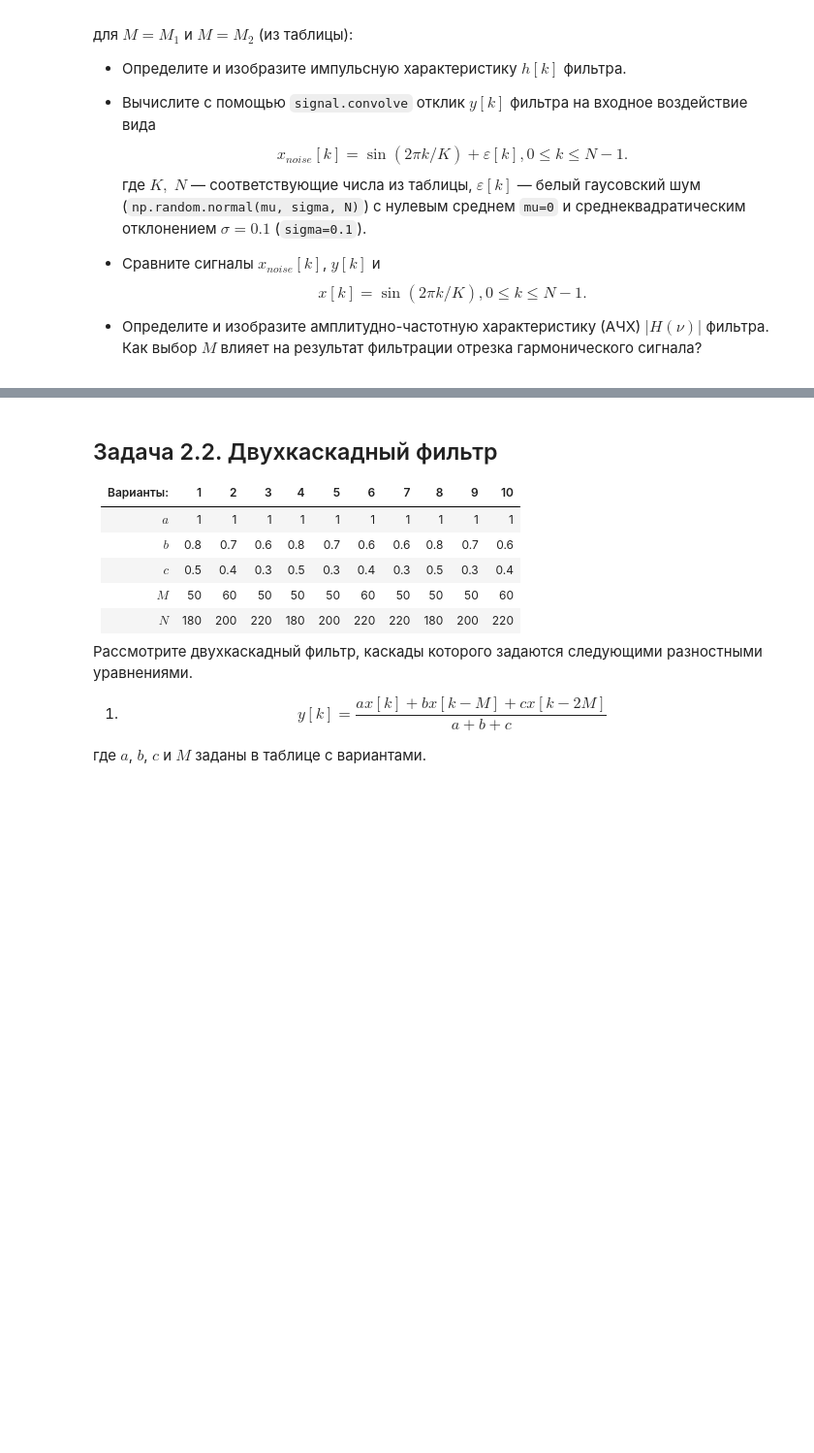
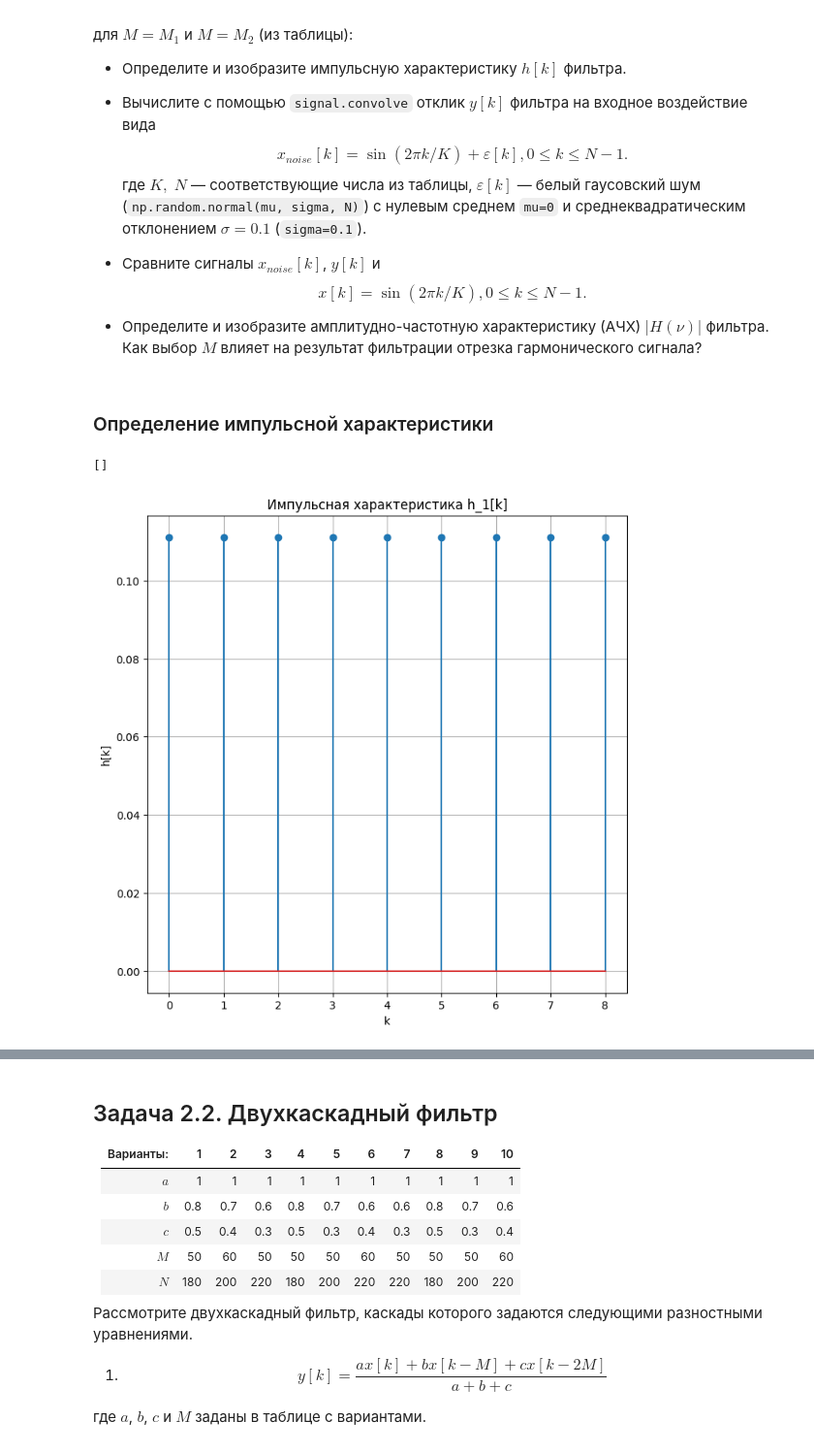
Before and after one commit to sin-diesel/digital-signals-laboratory, a Jupyter notebook: discrete-lti-systems/dsp_lab2.ipynb, the cells around one changed output, grey strips where cells are left out. Shown at 97% size. Drawn from its saved outputs; the diff is of its cells as text; code cells hidden in the pictures; blank space fills up the shorter version.

```diff
--- a/discrete-lti-systems/dsp_lab2.ipynb
+++ b/discrete-lti-systems/dsp_lab2.ipynb
@@ -136,0 +130,23 @@ y_1 = np.
+# %% [markdown]
+### Определение импульсной характеристики
+# %%
+M_1 = 9
+M_2 = 29
+K = 35
+N = 100
+
+k_1 = np.arange(M_1)
+k_2 = np.arange(M_2)
+h_1 = np.ones(M_1) / M_1 # Из модуля 2 данной лабы
+h_2 = np.ones(M_2) / M_2 # Аналогично
+
+plt.figure(figsize=[8, 8], dpi=100)
+plt.title("Импульсная характеристика h_1[k]")
+plt.stem(k_1, h_1)
+plt.grid()
+plt.xlabel("k")
+plt.ylabel("h[k]")
+plt.plot()
+# %% [output]
+[]
+[figure, added]
```
Also changed, not shown: parts of 20 cells of this notebook.
